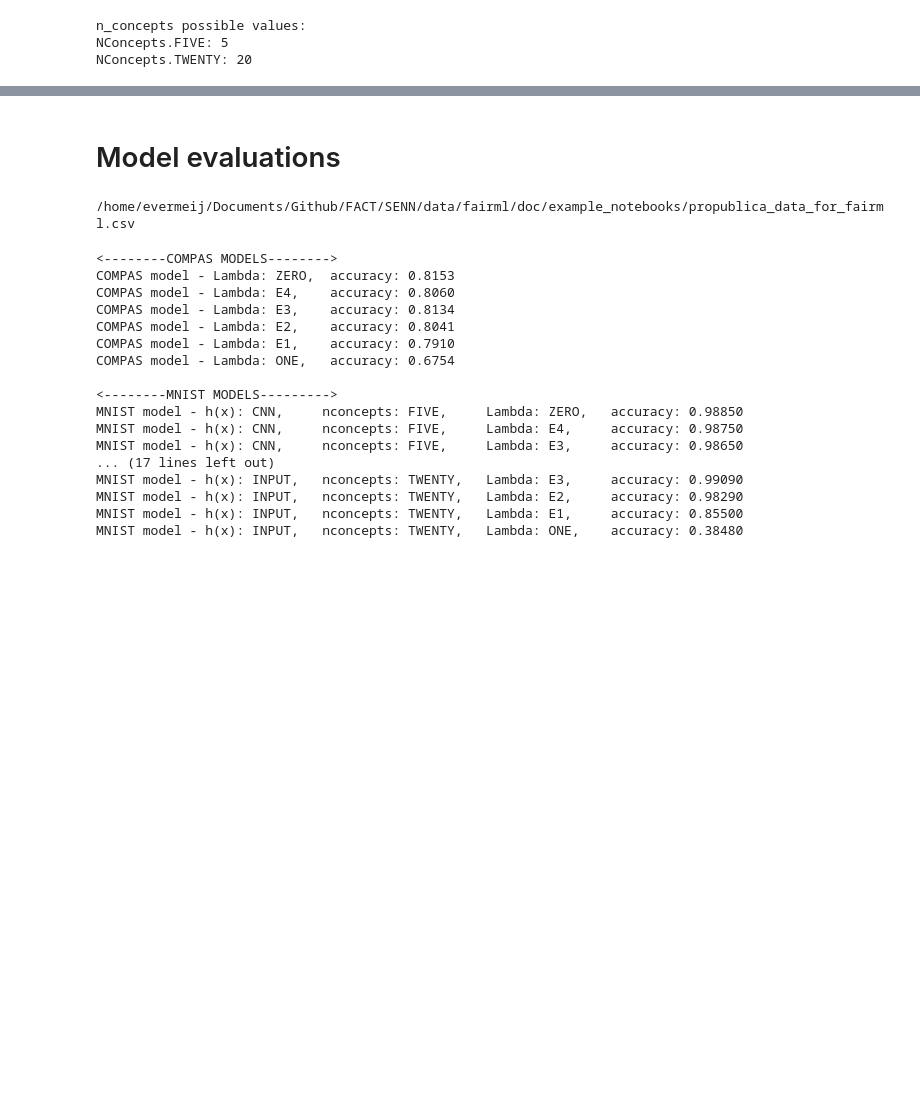
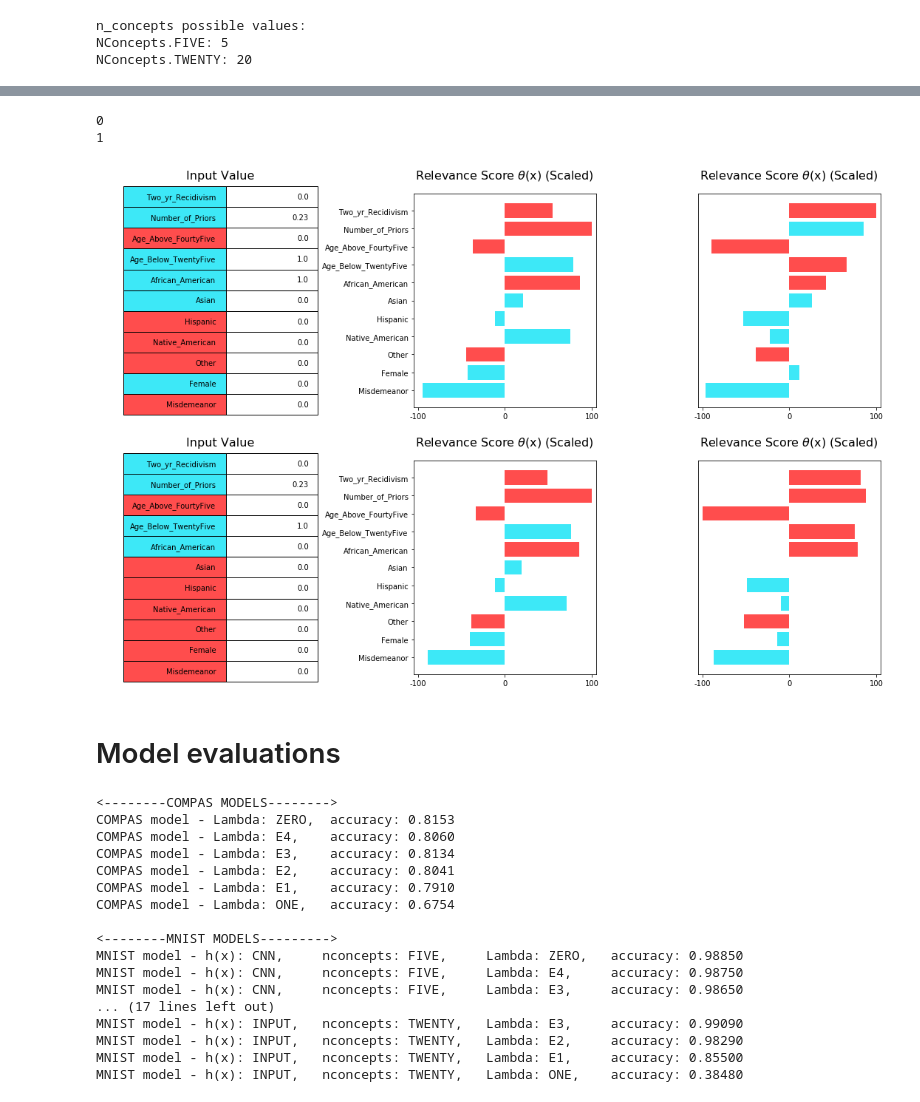
Before and after one commit to ricokoff/FACT-AI, a Jupyter notebook: SENN/Notebook.ipynb, the cells around one changed output, grey strips where cells are left out. Drawn from its saved outputs; the diff is of its cells as text; code cells hidden in the pictures; blank space fills up the shorter version.

```diff
--- a/SENN/Notebook.ipynb
+++ b/SENN/Notebook.ipynb
@@ -95,9 +91,39 @@ compas.plot_lipschitz_feature(model, x)
+# %%
+x = [
+    0.,   # Two_yr_Recidivism
+    0.23, # Number_of_Priors
+    0.,   # Age_Above_FourtyFive
+    1.,   # Age_Below_TwentyFive
+    1.,   # African_American
+    0.,   # Asian
+    0.,   # Hispanic
+    0.,   # Native_American
+    0.,   # Other
+    0.,   # Female
+    0.,   # Misdemeanor
+    ]
+
+y = [
+    0.,   # Two_yr_Recidivism
+    0.23, # Number_of_Priors
+    0.,   # Age_Above_FourtyFive
+    1.,   # Age_Below_TwentyFive
+    0.,   # African_American
+    0.,   # Asian
+    0.,   # Hispanic
+    0.,   # Native_American
+    0.,   # Other
+    0.,   # Female
+    0.,   # Misdemeanor
+    ]
+
+compas.plot_input_values_regularized_unregularized_explanation(model, unregularized_model, [x, y])
+# %% [output]
+0
+1
+[figure, added]
 # %% [markdown]
 # Model evaluations
-# %%
-_, _, _, _, _, test , _, _ = compas.load_compas_data(shuffle=False, batch_size=64)
-# %% [output]
-/home/evermeij/Documents/Github/FACT/SENN/data/fairml/doc/example_notebooks/propublica_data_for_fairml.csv
 # %%
 print("<--------COMPAS MODELS-------->")
 compass_acc = []
```
Also changed, not shown: parts of 13 cells of this notebook, 35 other files.
